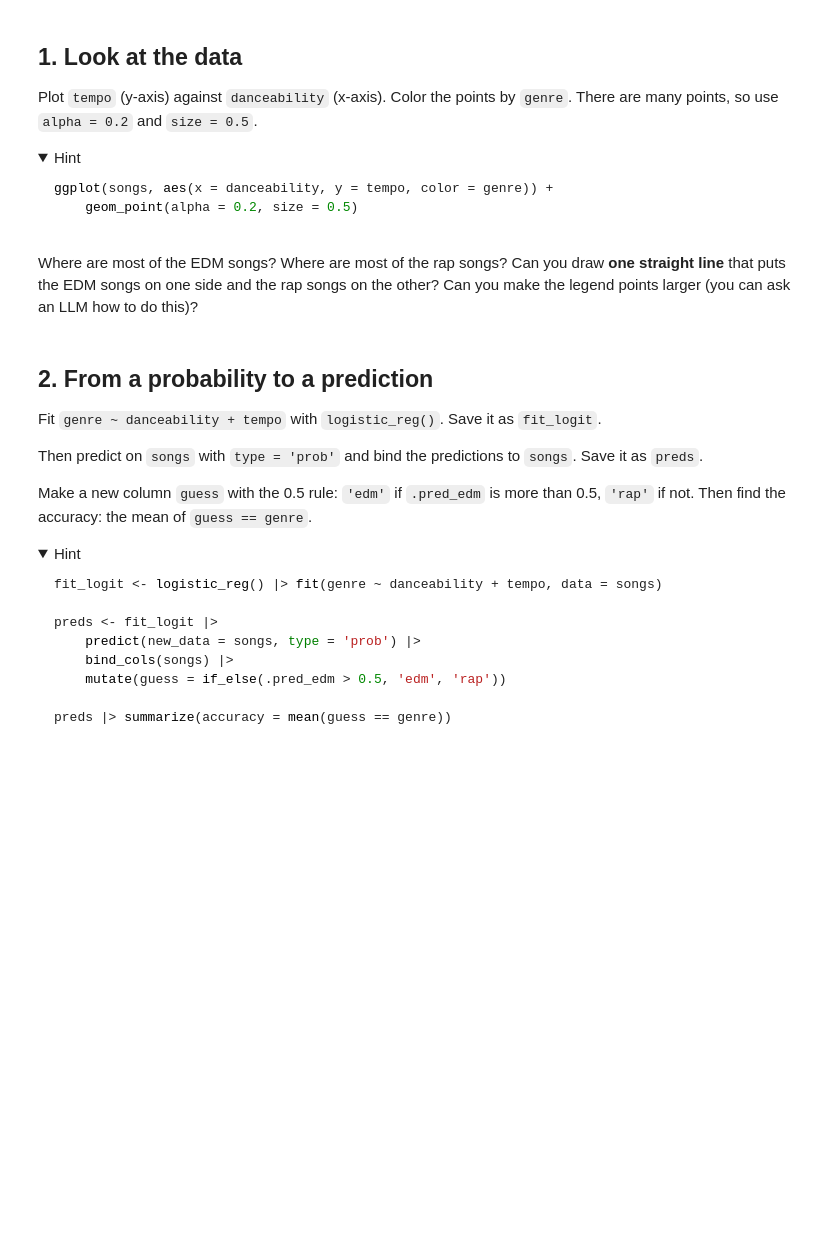
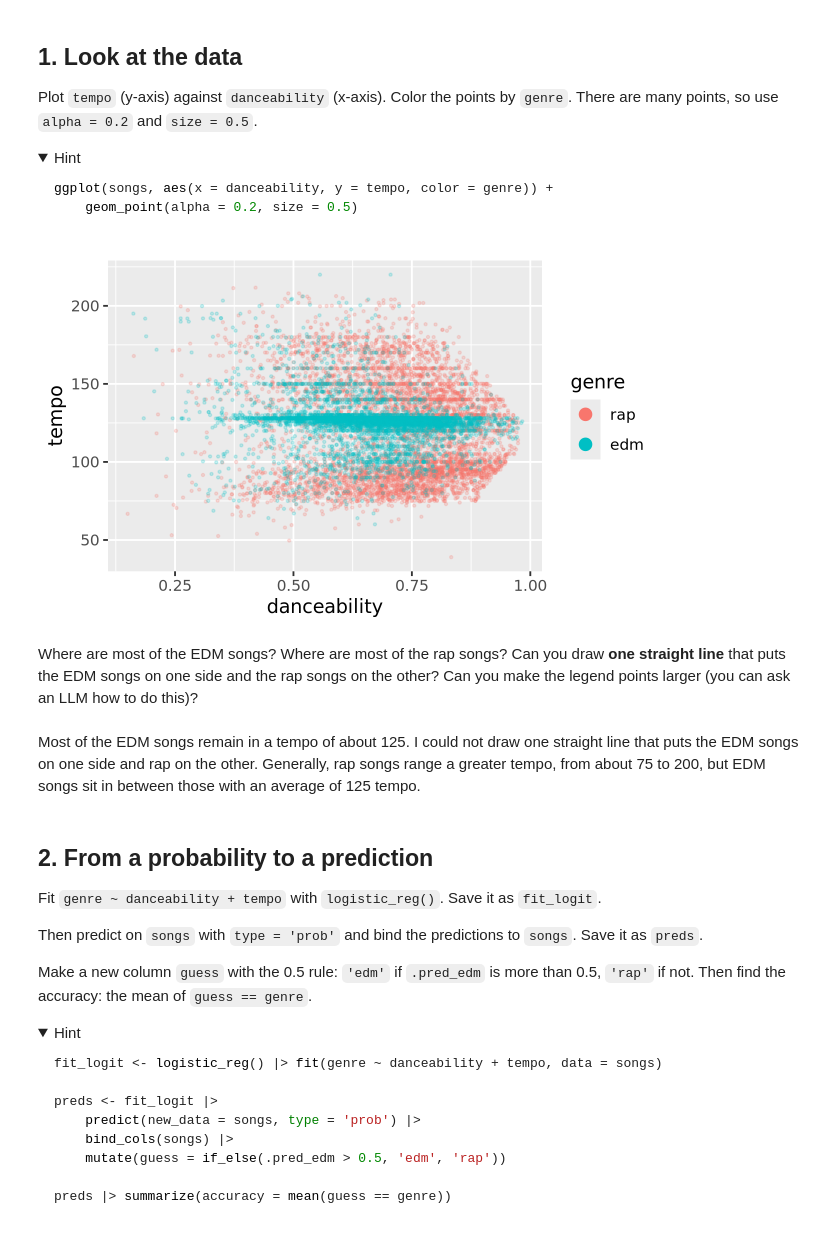
Before and after one commit to perryaholtz/codespace, a Jupyter notebook: exercises/13-spotify-exercise.ipynb, the cells around one changed output. Saved outputs shown, nothing was run; the diff lists cells and outputs as text; code cells hidden in the pictures; folded sections open; blank space fills up the shorter version.

````diff
--- a/exercises/13-spotify-exercise.ipynb
+++ b/exercises/13-spotify-exercise.ipynb
@@ -50,8 +54,14 @@ ggplot(songs, aes(x = danceability, y = tempo, color = genre)) +
 ```
 
 </details>
+# %%
+ggplot(songs, aes(x = danceability, y = tempo, color = genre)) + geom_point(alpha = 0.2, size = 0.5) + guides(color = guide_legend(override.aes = list(alpha = 1, size = 3)))
+# %% [output]
+[figure, added]
 # %% [markdown]
 Where are most of the EDM songs? Where are most of the rap songs? Can you draw **one straight line** that puts the EDM songs on one side and the rap songs on the other? Can you make the legend points larger (you can ask an LLM how to do this)?
+# %% [markdown]
+Most of the EDM songs remain in a tempo of about 125. I could not draw one straight line that puts the EDM songs on one side and rap on the other. Generally, rap songs range a greater tempo, from about 75 to 200, but EDM songs sit in between those with an average of 125 tempo.
 # %% [markdown]
 ## 2. From a probability to a prediction
 
````
Also changed, not shown: parts of 7 cells of this notebook, 2 other files.
